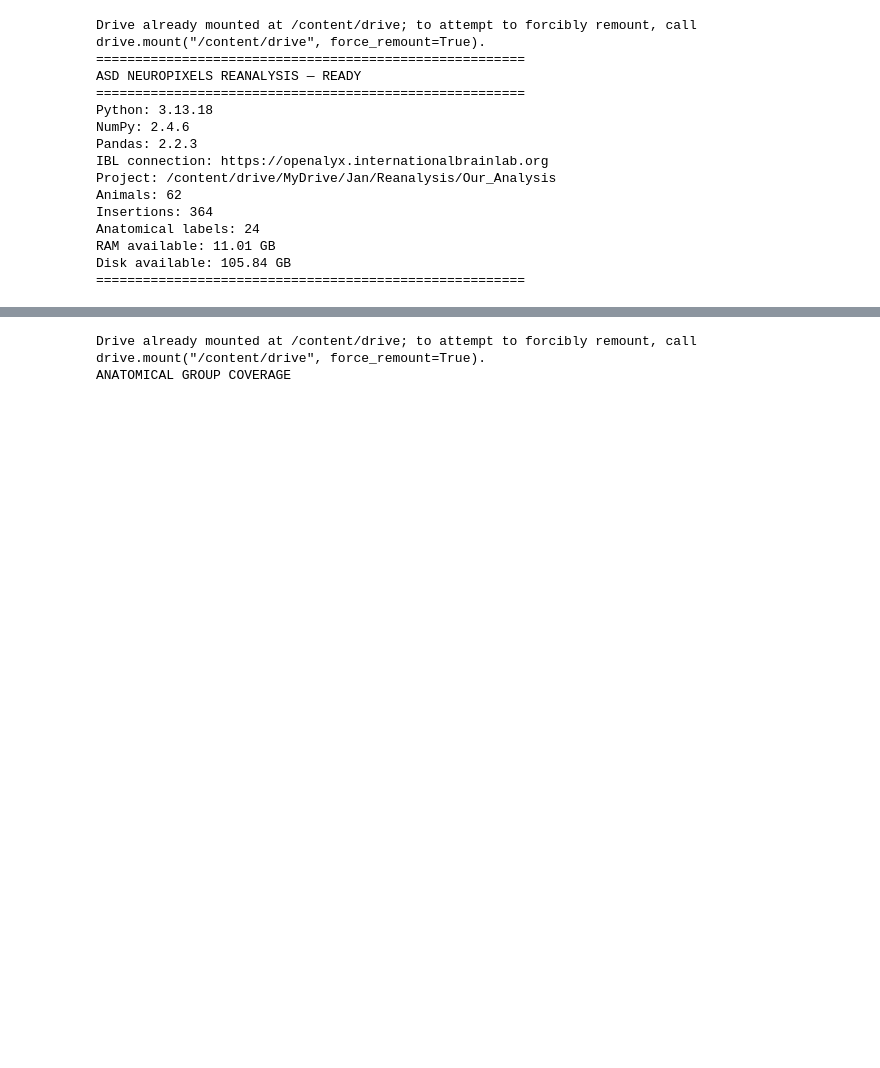
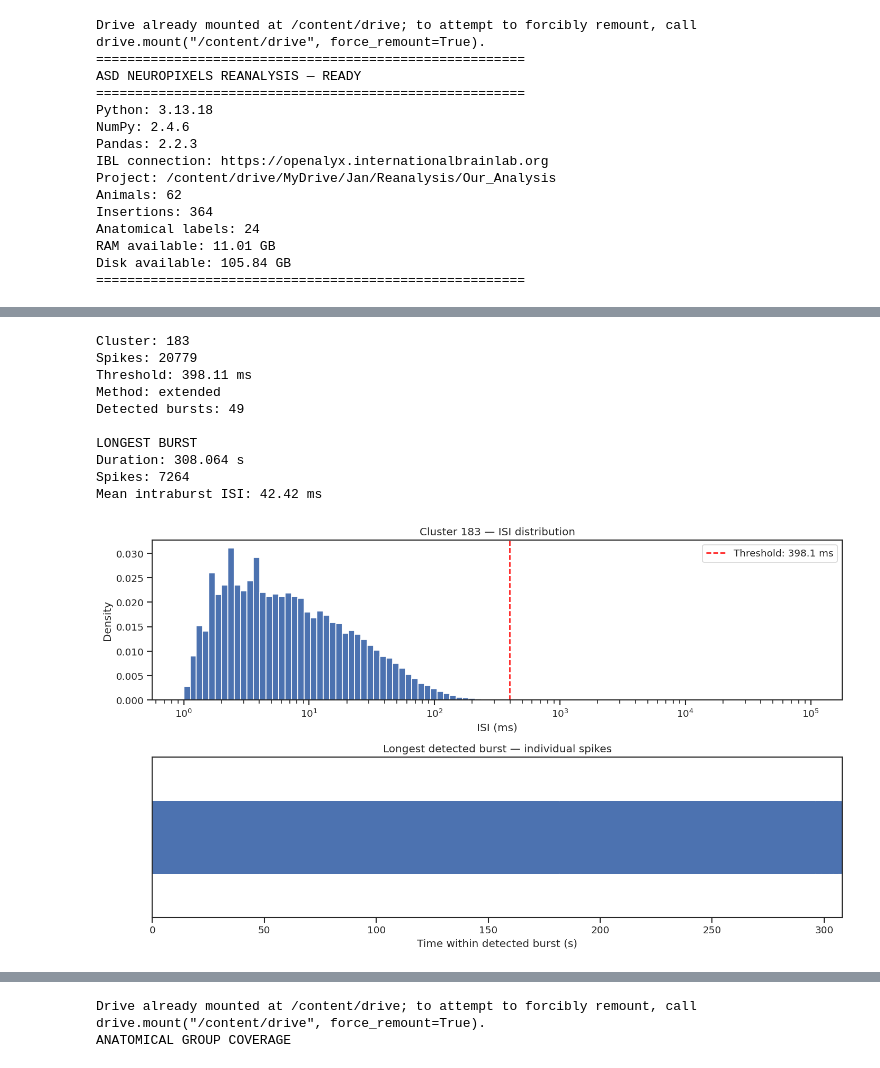
Before and after one commit to Noel-Betelgeuse/autism-neuropixels-reanalysis, a Jupyter notebook: Our_Analysis/01_notebooks/01_dataset_inventory.ipynb, the cells around one changed output, grey strips where cells are left out. Saved outputs shown, nothing was run; the diff lists cells and outputs as text; code cells hidden in the pictures; blank space fills up the shorter version.

```diff
--- a/Our_Analysis/01_notebooks/01_dataset_inventory.ipynb
+++ b/Our_Analysis/01_notebooks/01_dataset_inventory.ipynb
@@ -427,0 +663,80 @@ StopIteration:
+# %%
+
+# Inspect the spike train responsible for unusually long bursts.
+# Diagnostic only — no files are modified.
+
+loader = SpikeSortingLoader(pid=str(pilot.pid), one=one)
+spikes, _, _ = loader.load_spike_sorting()
+
+t = np.sort(
+    np.asarray(spikes["times"])[
+        np.asarray(spikes["clusters"]) == 183
+    ]
+)
+
+bursts, threshold_ms, method = revised_logisi(t)
+isi_ms = np.diff(t) * 1000
+
+print("Cluster:", 183)
+print("Spikes:", len(t))
+print("Threshold:", round(threshold_ms, 2), "ms")
+print("Method:", method)
+print("Detected bursts:", len(bursts))
+
+# Identify the longest detected burst.
+s, e = max(bursts, key=lambda b: t[b[1]] - t[b[0]])
+
+print("\nLONGEST BURST")
+print("Duration:", round(t[e] - t[s], 3), "s")
+print("Spikes:", e - s + 1)
+print("Mean intraburst ISI:",
+      round(np.diff(t[s:e + 1]).mean() * 1000, 2), "ms")
+
+fig, axes = plt.subplots(2, 1, figsize=(12, 7))
+
+# Logarithmic ISI distribution.
+axes[0].hist(
+    isi_ms[isi_ms > 0],
+    bins=np.logspace(0, 5, 100),
+    density=True
+)
+axes[0].axvline(
+    threshold_ms,
+    color="red",
+    linestyle="--",
+    label=f"Threshold: {threshold_ms:.1f} ms"
+)
+axes[0].set_xscale("log")
+axes[0].set_xlabel("ISI (ms)")
+axes[0].set_ylabel("Density")
+axes[0].legend()
+axes[0].set_title("Cluster 183 — ISI distribution")
+
+# Spike raster for the longest burst.
+axes[1].eventplot(
+    t[s:e + 1] - t[s],
+    lineoffsets=0.5,
+    linelengths=0.8
+)
+axes[1].set_xlim(0, t[e] - t[s])
+axes[1].set_xlabel("Time within detected burst (s)")
+axes[1].set_yticks([])
+axes[1].set_title("Longest detected burst — individual spikes")
+
+plt.tight_layout()
+plt.show()
+
+del spikes
+gc.collect()
+# %% [output]
+Cluster: 183
+Spikes: 20779
+Threshold: 398.11 ms
+Method: extended
+Detected bursts: 49
+
+LONGEST BURST
+Duration: 308.064 s
+Spikes: 7264
+Mean intraburst ISI: 42.42 ms
+[figure, added]
```
Also changed, not shown: parts of 5 cells of this notebook.
